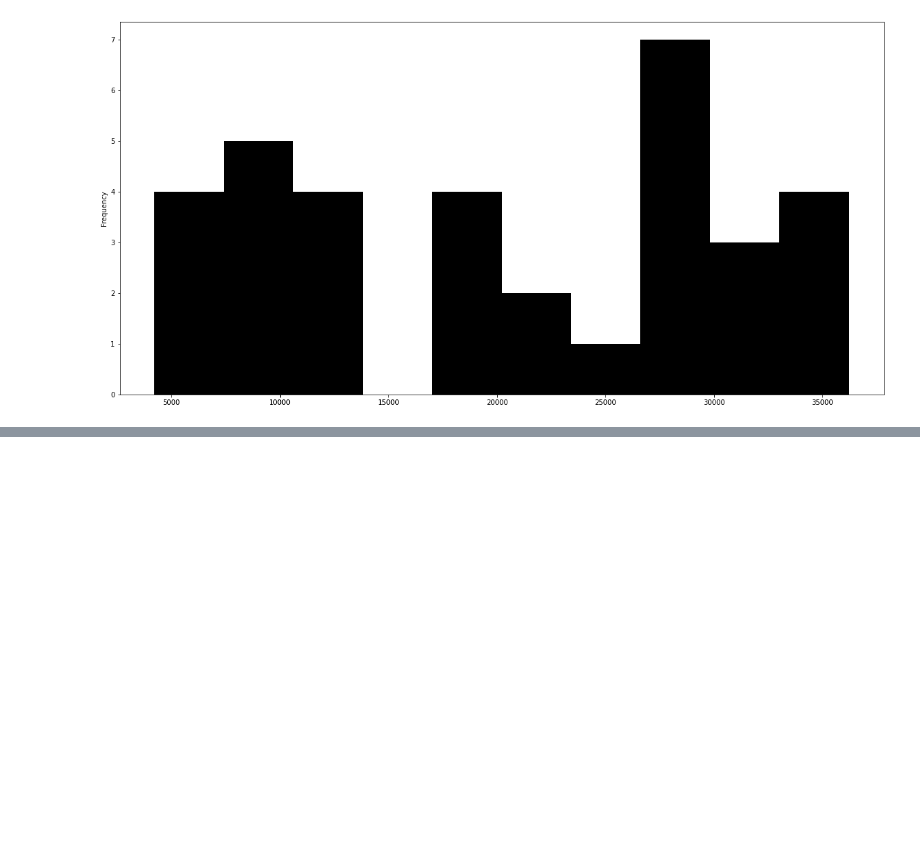
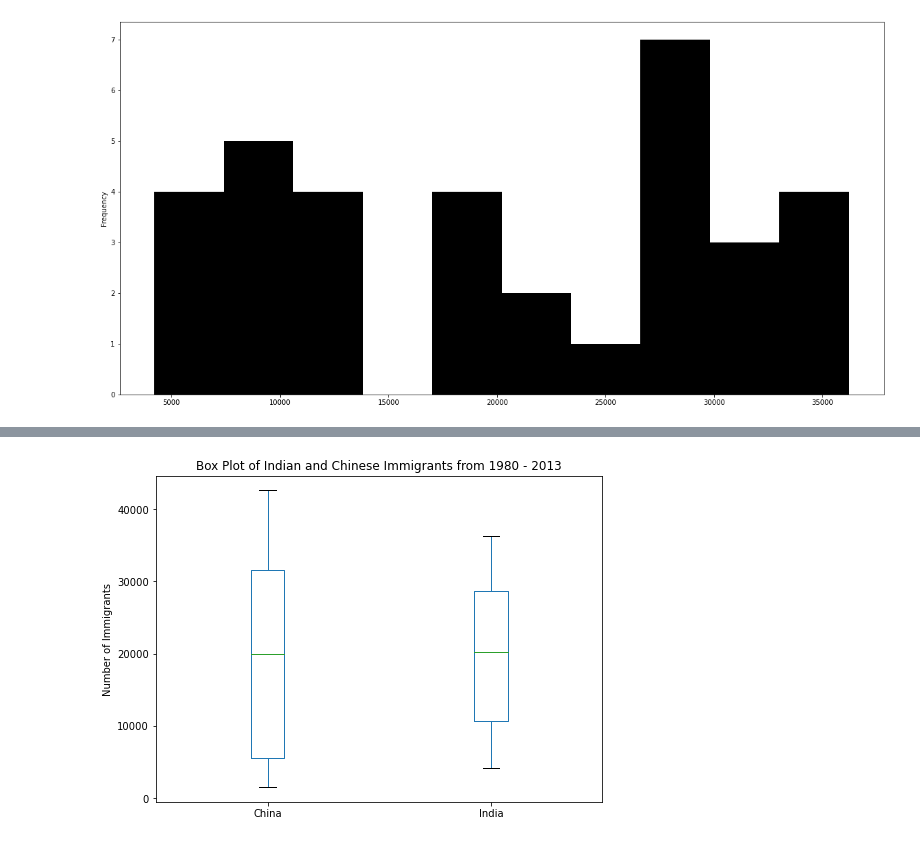
Before and after one commit to Juanszf/Notebooks, a Jupyter notebook: Immigrations_IBM.ipynb, the cells around one changed output, grey strips where cells are left out. Saved outputs shown, nothing was run; the diff lists cells and outputs as text; code cells hidden in the pictures; blank space fills up the shorter version.

```diff
--- a/Immigrations_IBM.ipynb
+++ b/Immigrations_IBM.ipynb
@@ -238,0 +294,2 @@ df_top5['India'].plot(kind='hist',figsize = (20,10), color ='black')
+# %%
+df_Compare = df.loc[['China','India'],years].transpose()
@@ -238,0 +305,9 @@ df_top5['India'].plot(kind='hist',figsize = (20,10), color ='black')
+# %%
+plotCompare = df_Compare.plot(kind='box', figsize = (8,6))
+
+plotCompare.set_title ('Box Plot of Indian and Chinese Immigrants from 1980 - 2013')
+plotCompare.set_ylabel('Number of Immigrants')
+
+plt.show()
+# %% [output]
+[figure, added]
```
Also changed, not shown: parts of 11 cells of this notebook.
